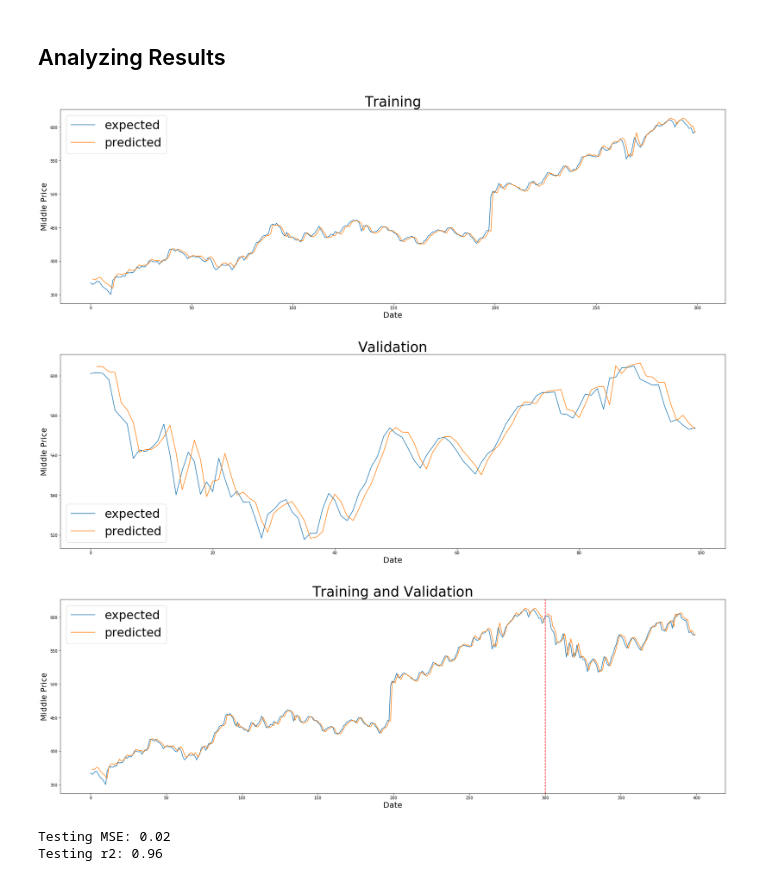
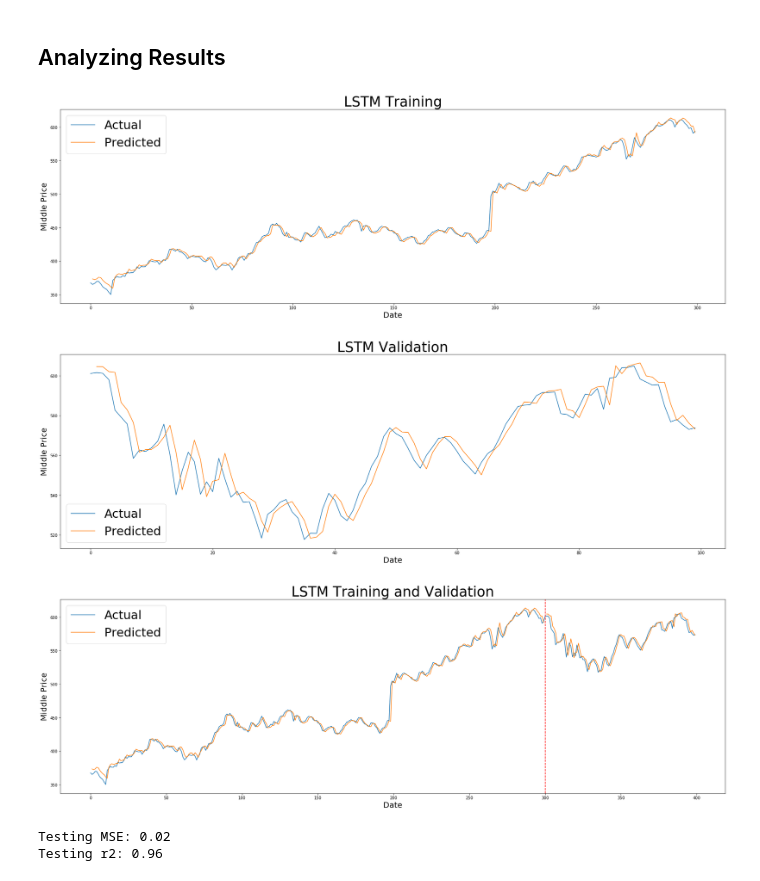
Before and after one commit to stanleykywu/predicting-stocks, a Jupyter notebook: models/LSTM.ipynb, the cells around one changed output. Cells and saved outputs as stored; diff of their text form; code cells hidden in the pictures.

```diff
--- a/models/LSTM.ipynb
+++ b/models/LSTM.ipynb
@@ -225,45 +225,45 @@ no_news_trn_res = getPredictions(model, training_data_scaled, trainX, 'Middle',
 # %%
 # Plot training data with known
 plt.figure(figsize = (30,9))
-plt.plot(range(df[:300].shape[0]), df[:300]['Middle'], label='expected')
-plt.plot(range(len(no_news_trn_res)), no_news_trn_res, label='predicted')
-plt.title('Training', fontsize=35)
+plt.plot(range(df[:300].shape[0]), df[:300]['Middle'], label='Actual')
+plt.plot(range(len(no_news_trn_res)), no_news_trn_res, label='Predicted')
+plt.title('LSTM Training', fontsize=35)
 plt.ylabel('Middle Price', fontsize=20)
 plt.xlabel('Date', fontsize=20)
 plt.legend(prop={'size': 30})
 plt.show()
 # %% [output]
-[figure, old version]
+[figure, new version]
 # %%
 no_news_val_res = getPredictions(model, validation_data_scaled, valX, 'Middle', sc, look_back=look_back)
 # %%
 # Plot validation data with known
 plt.figure(figsize = (30,9))
-plt.plot(range(df[300:400].shape[0]), df[300:400]['Middle'], label='expected')
-plt.plot(range(len(no_news_val_res)), no_news_val_res, label='predicted')
-plt.title('Validation', fontsize=35)
+plt.plot(range(df[300:400].shape[0]), df[300:400]['Middle'], label='Actual')
+plt.plot(range(len(no_news_val_res)), no_news_val_res, label='Predicted')
+plt.title('LSTM Validation', fontsize=35)
 plt.ylabel('Middle Price', fontsize=20)
 plt.xlabel('Date', fontsize=20)
 plt.legend(prop={'size': 30})
 plt.show()
 # %% [output]
-[figure, old version]
+[figure, new version]
 # %%
 total_expected = df[:400]
 no_news_total_res = no_news_trn_res + no_news_val_res
 # %%
 # Plot total data with known
 plt.figure(figsize = (30,9))
-plt.plot(range(total_expected.shape[0]), total_expected['Middle'], label='expected')
-plt.plot(range(len(no_news_total_res)), no_news_total_res, label='predicted')
-plt.title('Training and Validation', fontsize=35)
+plt.plot(range(total_expected.shape[0]), total_expected['Middle'], label='Actual')
+plt.plot(range(len(no_news_total_res)), no_news_total_res, label='Predicted')
+plt.title('LSTM Training and Validation', fontsize=35)
 plt.ylabel('Middle Price', fontsize=20)
 plt.xlabel('Date', fontsize=20)
 plt.legend(prop={'size': 30})
 plt.axvline(x=300, color='red', ls='--')
 plt.show()
 # %% [output]
-[figure, old version]
+[figure, new version]
 # %%
 no_news_tst_res = getPredictions(model, testing_data_scaled, testX, 'Middle', sc, look_back=1)
 
```
Also changed, not shown: parts of 4 cells of this notebook.
